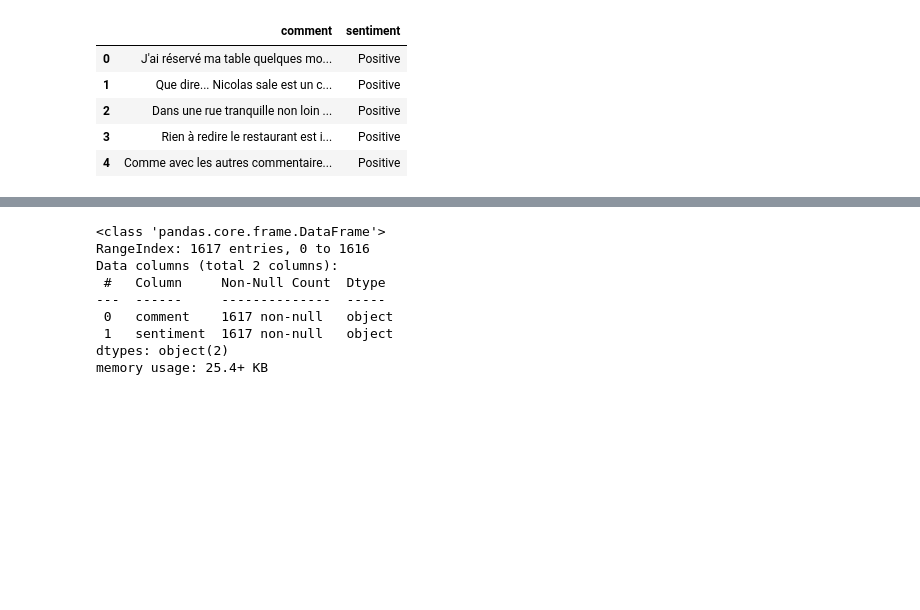
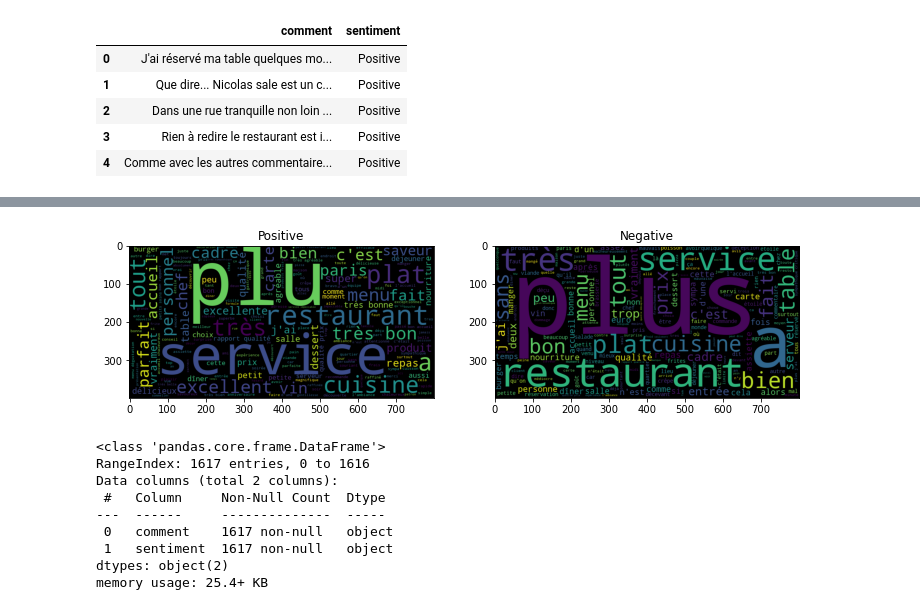
Before and after one commit to sboomi/cp1, a Jupyter notebook: notebooks/1.0-sb-model-estimation.ipynb, the cells around one changed output, grey strips where cells are left out. Cells and saved outputs as stored; diff of their text form; code cells hidden in the pictures; blank space fills up the shorter version.

```diff
--- a/notebooks/1.0-sb-model-estimation.ipynb
+++ b/notebooks/1.0-sb-model-estimation.ipynb
@@ -34,3 +47,14 @@ df.tail()
+# %%
+fig, axs = plt.subplots(ncols=2, figsize=(12, 6))
+
+for i, col in enumerate(df.sentiment.unique()):
+    wc = WordCloud(width=800, height=400, stopwords=sw)
+    mask = df.sentiment == col
+    wc.generate(" ".join(df[mask].comment.apply(lambda x: x.lower())))
+    axs[i].imshow(wc)
+    axs[i].set_title(f"{col}")
+# %% [output]
+[figure, added]
 # %%
 df.info()
 # %% [output]
```
Also changed, not shown: parts of 4 cells of this notebook, 19 other files.
